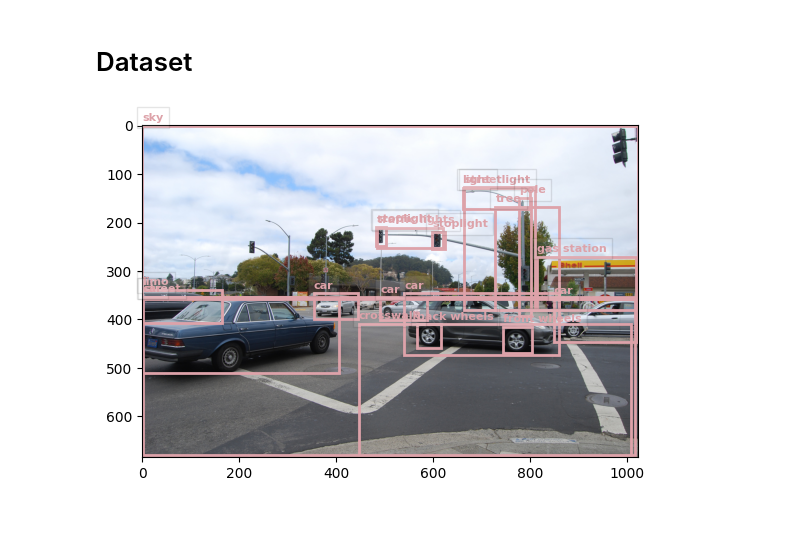
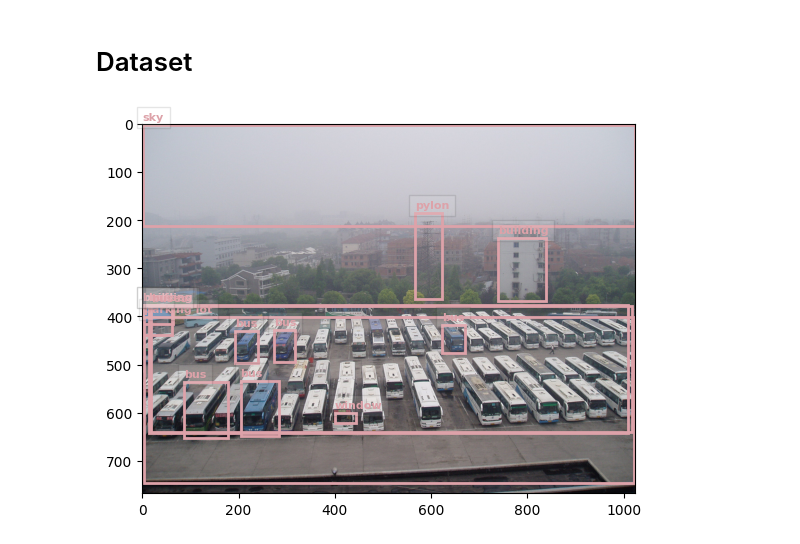
Before and after one commit to titiuo/RR-Image-Retrieval-using-Scene-Graphs, a Jupyter notebook: main.ipynb, the cells around one changed output. Drawn from its saved outputs; the diff is of its cells as text; code cells hidden in the pictures.

```diff
--- a/main.ipynb
+++ b/main.ipynb
@@ -23,6 +26,8 @@ train_graph_path = dataset_path + '/sg_train_annotations.json'
 test_images_path = dataset_path + '/sg_test_images/'
 train_images_path = dataset_path + '/sg_train_images/'
 # %%
-plot_image_with_bboxes(train_graph_path, train_images_path,index=0)
+index = np.random.randint(0,1000)
+plot_image_with_bboxes(train_graph_path, train_images_path,index=index)
+visualize_graph(train_graph_path, index=index)
 # %% [output]
-[figure, old version]
+[figure, new version]
```
Also changed, not shown: parts of 2 cells of this notebook, 2 other files.
